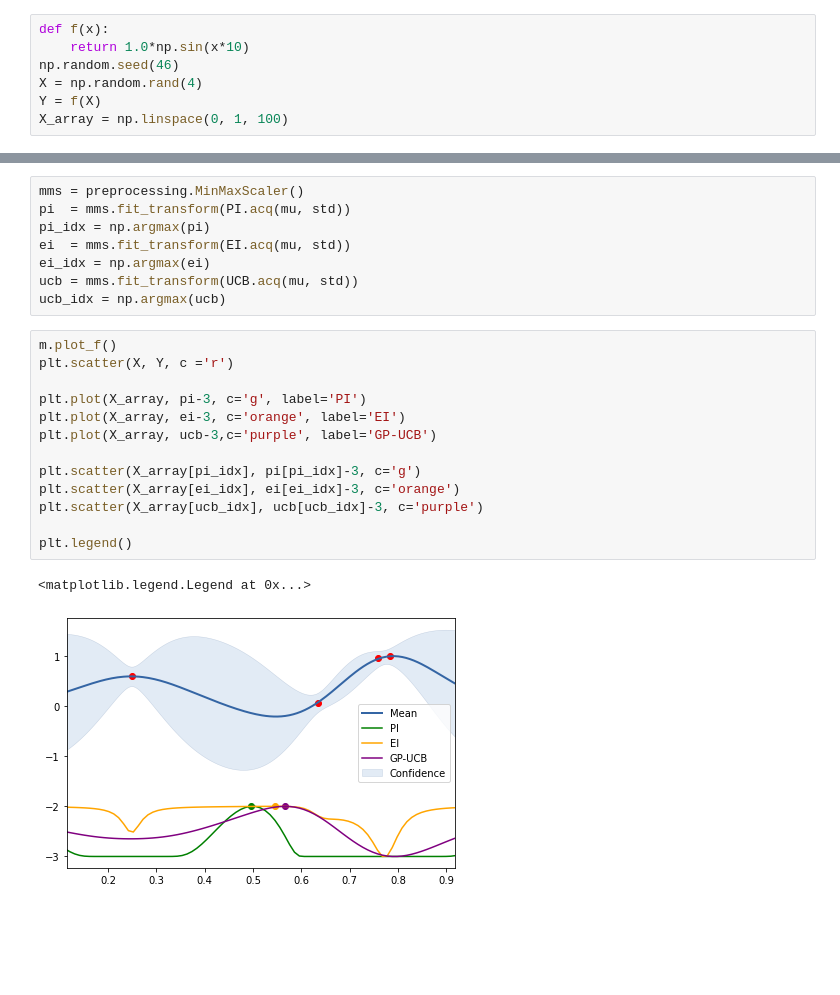
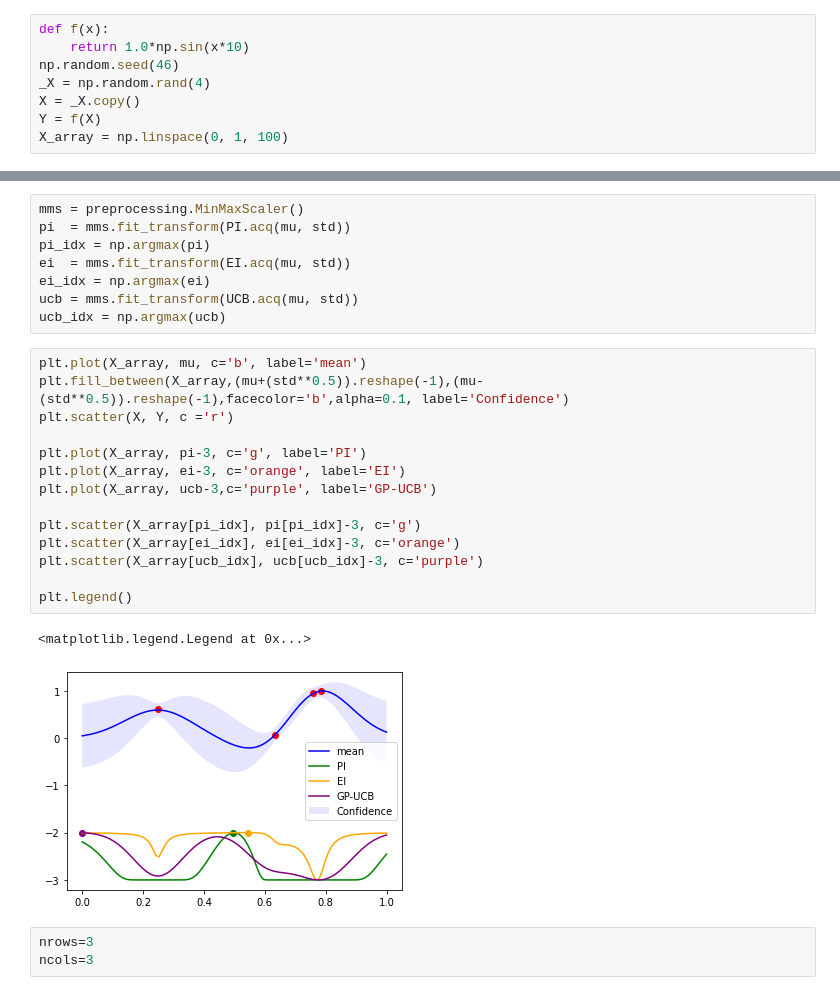
Before and after one commit to kan-nan-sohta/myBO, a Jupyter notebook: sample.ipynb, the cells around one changed output, grey strips where cells are left out. Cells and saved outputs as stored; diff of their text form; blank space fills up the shorter version.

```diff
--- a/sample.ipynb
+++ b/sample.ipynb
@@ -13,7 +13,8 @@ from contextlib import redirect_stdout
 def f(x):
     return 1.0*np.sin(x*10)
 np.random.seed(46)
-X = np.random.rand(4)
+_X = np.random.rand(4)
+X = _X.copy()
 Y = f(X)
 X_array = np.linspace(0, 1, 100)
 # %%
@@ -44,18 +58,22 @@ ei_idx = np.argmax(ei)
 ucb = mms.fit_transform(UCB.acq(mu, std))
 ucb_idx = np.argmax(ucb)
 # %%
-m.plot_f()
+plt.plot(X_array, mu, c='b', label='mean')
+plt.fill_between(X_array,(mu+(std**0.5)).reshape(-1),(mu-(std**0.5)).reshape(-1),facecolor='b',alpha=0.1, label='Confidence')
 plt.scatter(X, Y, c ='r')
 
 plt.plot(X_array, pi-3, c='g', label='PI')
 plt.plot(X_array, ei-3, c='orange', label='EI')
 plt.plot(X_array, ucb-3,c='purple', label='GP-UCB')
 
 plt.scatter(X_array[pi_idx], pi[pi_idx]-3, c='g')
 plt.scatter(X_array[ei_idx], ei[ei_idx]-3, c='orange')
 plt.scatter(X_array[ucb_idx], ucb[ucb_idx]-3, c='purple')
 
 plt.legend()
 # %% [output]
 <matplotlib.legend.Legend at 0x...>
-[figure, old version]
+[figure, new version]
+# %%
+nrows=3
+ncols=3
```
Also changed, not shown: parts of 6 cells of this notebook, 1 other file.
